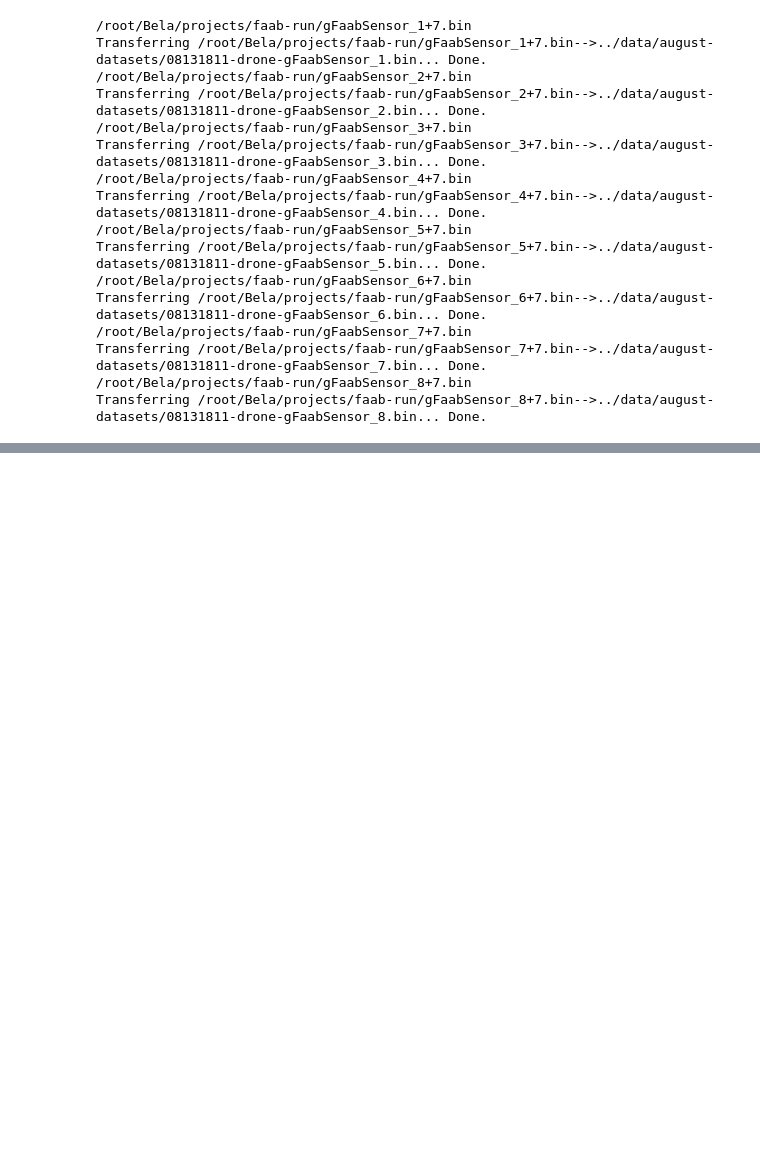
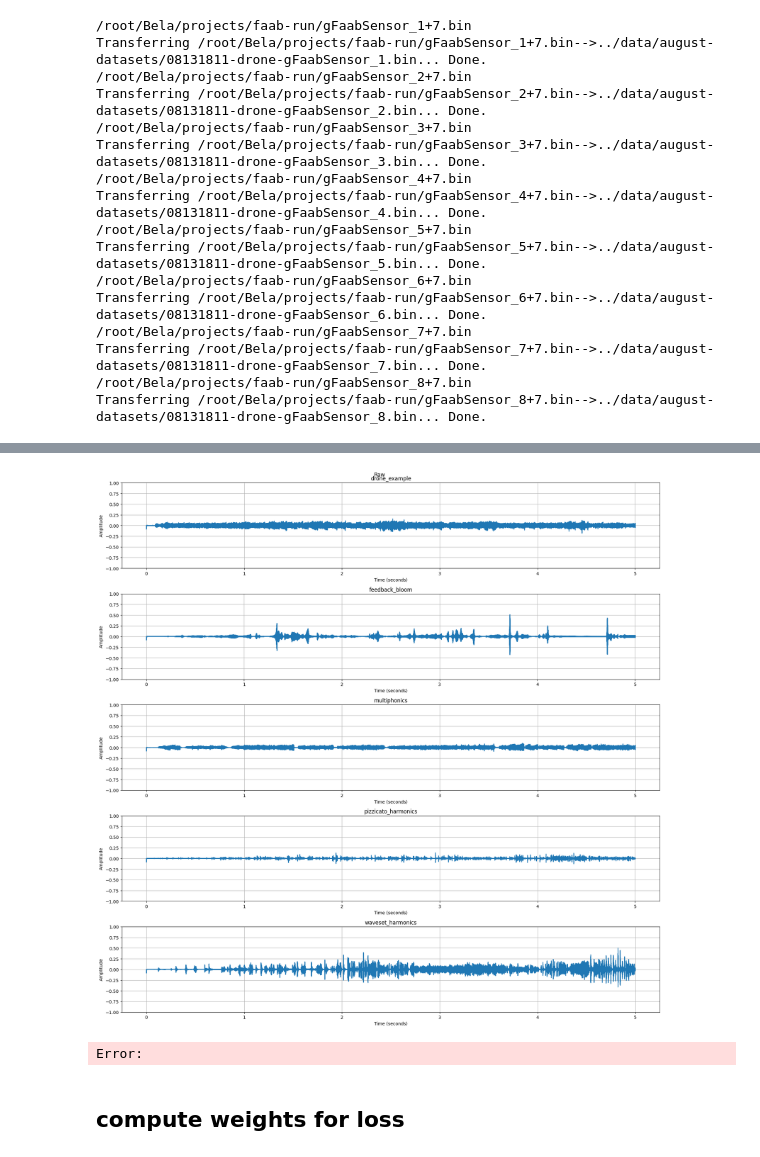
Before and after one commit to pelinski/faab-hyperparams, a Jupyter notebook: src/dataset/data_collection_notebooks/data_collection august.ipynb, the cells around one changed output, grey strips where cells are left out. Drawn from its saved outputs; the diff is of its cells as text; code cells hidden in the pictures; blank space fills up the shorter version.

```diff
--- a/src/dataset/data_collection_notebooks/data_collection august.ipynb
+++ b/src/dataset/data_collection_notebooks/data_collection august.ipynb
@@ -114,0 +237,5 @@ Transferring /root/Bela/projects/faab-run/gFaabSensor_8+7.bin-->../data/august-d
+# %%
+for exp in exps:
+    path = f"data/0814/{exp}/filtered.pkl"
+    with open(path, "wb") as f:
+        pickle.dump(filtered[exp], f)
@@ -114,0 +244,10 @@ Transferring /root/Bela/projects/faab-run/gFaabSensor_8+7.bin-->../data/august-d
+# %%
+from dataset import Dataset
+
+seq_len = 1024
+n_features = len(vars)
+
+datasets = {exp: None for exp in exps}
+for exp in exps:
+    path = f"data/0814/{exp}/filtered.pkl"
+    datasets[exp] = Dataset(feature_names=vars, pickle_path=path, seq_len=seq_len, device="cpu", normalise=False)
@@ -114,0 +265,31 @@ Transferring /root/Bela/projects/faab-run/gFaabSensor_8+7.bin-->../data/august-d
+# %%
+# test plot
+
+fig, axs = plt.subplots(len(exps), 1, figsize=(18, 18))
+
+for idx, exp in enumerate(exps):
+    test = datasets[exp].inputs[:,:,4].view(-1)
+
+    t = np.linspace(0, len(test) / 22050 / 60, len(test))
+    axs[idx].plot(t, test, label='gFaabSensor_3')
+    axs[idx].set_xlabel('Time (seconds)')
+    axs[idx].set_ylabel('Amplitude')
+    axs[idx].set_ylim(-1, 1)
+    axs[idx].grid()
+    axs[idx].set_title(exp)
+
+plt.suptitle("Raw")
+plt.tight_layout()
+plt.show()
+# %% [output]
+[figure, added]
+# %%
+# save datasets
+for exp in exps:
+    path = f"data/0814/{exp}/processed.pkl"
+    with open(path, "wb") as f:
+        pickle.dump(datasets[exp], f)
+# %% [output]
+Error:
+# %% [markdown]
+## compute weights for loss
```
Also changed, not shown: parts of 14 cells of this notebook, 8 other files.
